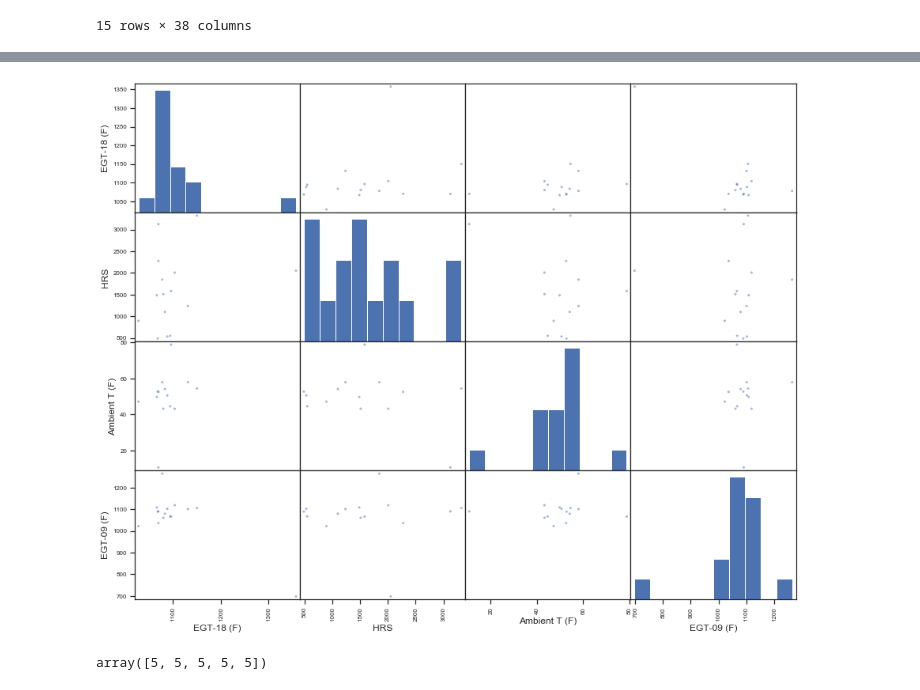
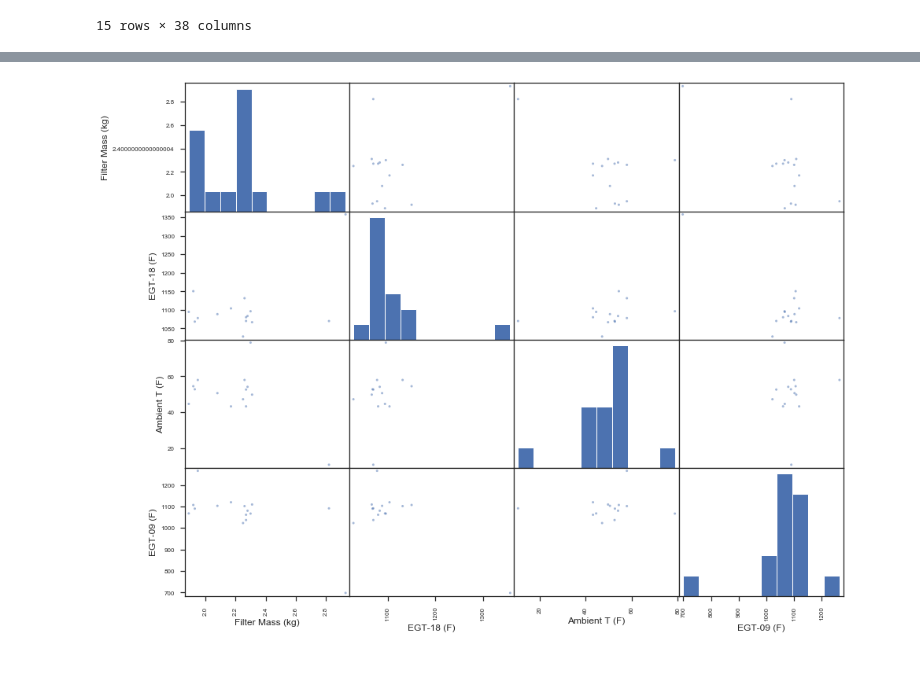
Before and after one commit to ddiazal/PredictiveMaintenance, a Jupyter notebook: filtersAnalysis.ipynb, the cells around one changed output, grey strips where cells are left out. Cells and saved outputs as stored; diff of their text form; code cells hidden in the pictures.

```diff
--- a/filtersAnalysis.ipynb
+++ b/filtersAnalysis.ipynb
@@ -4,7 +4,7 @@ import pandas as pd
 import seaborn as sns
 import matplotlib.pyplot as plt
 %matplotlib inline
-#plt.style.use('seaborn')
+plt.style.use('seaborn')
 sns.set(style="ticks")
 # %%
 file = "combinedFilters_csv.csv"
@@ -414,5 +369,5 @@ from pandas.plotting import scatter_matrix
 # %%
-attributes = ["EGT-18 (F)", "HRS", "Ambient T (F)", "EGT-09 (F)"]
-%time scatter_matrix(filt_grouped_df[attributes], figsize=(15,12))
+attributes = ["Filter Mass (kg)", "EGT-18 (F)", "Ambient T (F)", "EGT-09 (F)"]
+%time scatter_matrix(filt_grouped_df_F[attributes], figsize=(15,12))
 plt.show()
 # %% [output]
@@ -420 +375 @@ Wall time: 333 ms
-[figure, old version]
+[figure, new version]
@@ -428,4 +375,0 @@ end-start
-# %%
-np.repeat(5,5)
-# %% [output]
-array([5, 5, 5, 5, 5])
```
Also changed, not shown: parts of 19 cells of this notebook.
